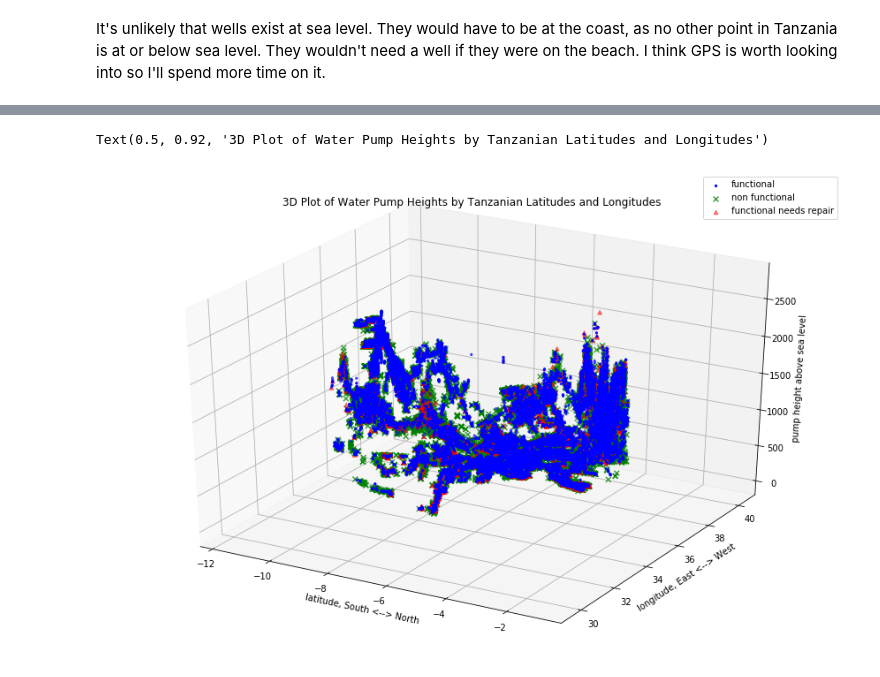
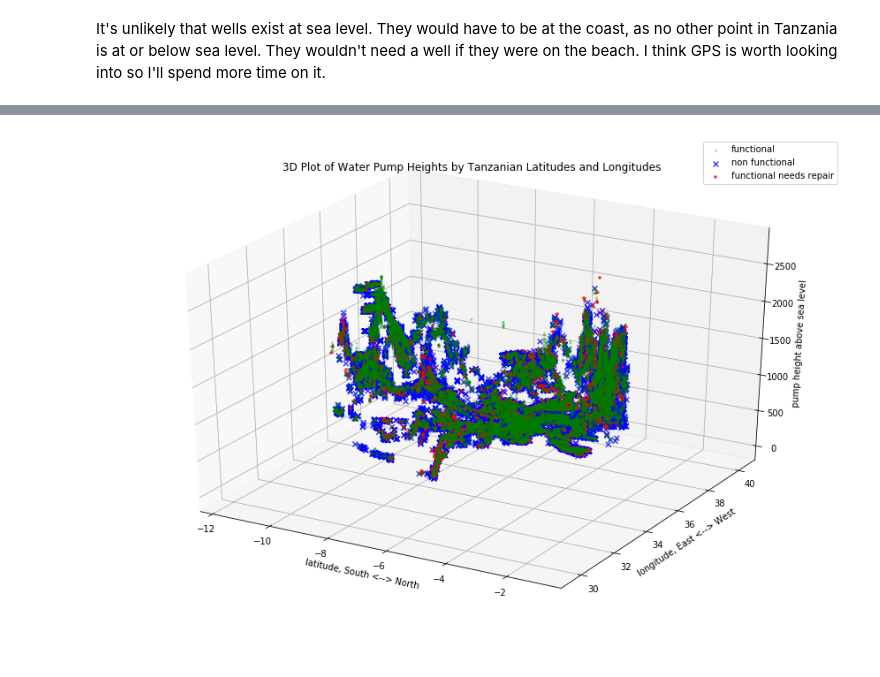
Before and after one commit to aradaha/dsc-mod-3-project-v2-1-onl01-dtsc-ft-052620, a Jupyter notebook: student.ipynb, the cells around one changed output, grey strips where cells are left out. Saved outputs shown, nothing was run; the diff lists cells and outputs as text; code cells hidden in the pictures.

```diff
--- a/student.ipynb
+++ b/student.ipynb
@@ -266,35 +275,27 @@ df3.head()
 # %%
-fig = plt.figure(figsize=(15,10))
-ax = fig.add_subplot(111, projection='3d')
-ax.scatter(xs=df3.loc[df3.status_group.isin(['functional']),'latitude'],
-           ys=df3.loc[df3.status_group.isin(['functional']),'longitude'],
-           zs=df3.loc[df3.status_group.isin(['functional']),'gps_height'],
-           c='blue',
-           marker='.',
-           s=20,
-          label='functional')
-ax.scatter(xs=df3.loc[df3.status_group.isin(['non functional']),'latitude'],
-           ys=df3.loc[df3.status_group.isin(['non functional']),'longitude'],
-           zs=df3.loc[df3.status_group.isin(['non functional']),'gps_height'],
-           c='green',
-           marker='x',
-           alpha=0.75,
-          s=34,
-          label='non functional')
-ax.scatter(xs=df3.loc[df3.status_group.isin(['functional needs repair']),'latitude'],
-           ys=df3.loc[df3.status_group.isin(['functional needs repair']),'longitude'],
-           zs=df3.loc[df3.status_group.isin(['functional needs repair']),'gps_height'],
-           c='red',
-           marker='^',
-           alpha=0.5,
-          s=21,
-          label='functional needs repair')
-ax.set_xlabel('latitude, South <--> North')
-ax.set_ylabel('longitude, East <--> West')
-ax.set_zlabel('pump height above sea level')
-ax.legend()
-ax.set_title('3D Plot of Water Pump Heights by Tanzanian Latitudes and Longitudes')
+# This function will make a 3d graph of the tanzanian wells
+def graph3d(df):
+    fig = plt.figure(figsize=(15,10))
+    ax = fig.add_subplot(111, projection='3d')
+    ax.scatter(xs=df.loc[df.status_group.isin(['functional']),'latitude'],
+               ys=df.loc[df.status_group.isin(['functional']),'longitude'],
+               zs=df.loc[df.status_group.isin(['functional']),'gps_height'],
+               c='green', marker='.', alpha=0.2, s=20, label='functional')
+    ax.scatter(xs=df.loc[df.status_group.isin(['non functional']),'latitude'],
+               ys=df.loc[df.status_group.isin(['non functional']),'longitude'],
+               zs=df.loc[df.status_group.isin(['non functional']),'gps_height'],
+               c='blue', marker='x', alpha=0.75, s=34, label='non functional')
+    ax.scatter(xs=df.loc[df.status_group.isin(['functional needs repair']),'latitude'],
+               ys=df.loc[df.status_group.isin(['functional needs repair']),'longitude'],
+               zs=df.loc[df.status_group.isin(['functional needs repair']),'gps_height'],
+               c='red', marker='+', alpha=0.8, s=21, label='functional needs repair')
+    ax.set_xlabel('latitude, South <--> North')
+    ax.set_ylabel('longitude, East <--> West')
+    ax.set_zlabel('pump height above sea level')
+    ax.legend()
+    ax.set_title('3D Plot of Water Pump Heights by Tanzanian Latitudes and Longitudes')
-# %% [output]
-Text(0.5, 0.92, '3D Plot of Water Pump Heights by Tanzanian Latitudes and Longitudes')
-[figure, removed]
+# %%
+graph3d(cleaneddf)
+# %% [output]
+[figure, added]
 # %%
```
Also changed, not shown: parts of 16 cells of this notebook.
